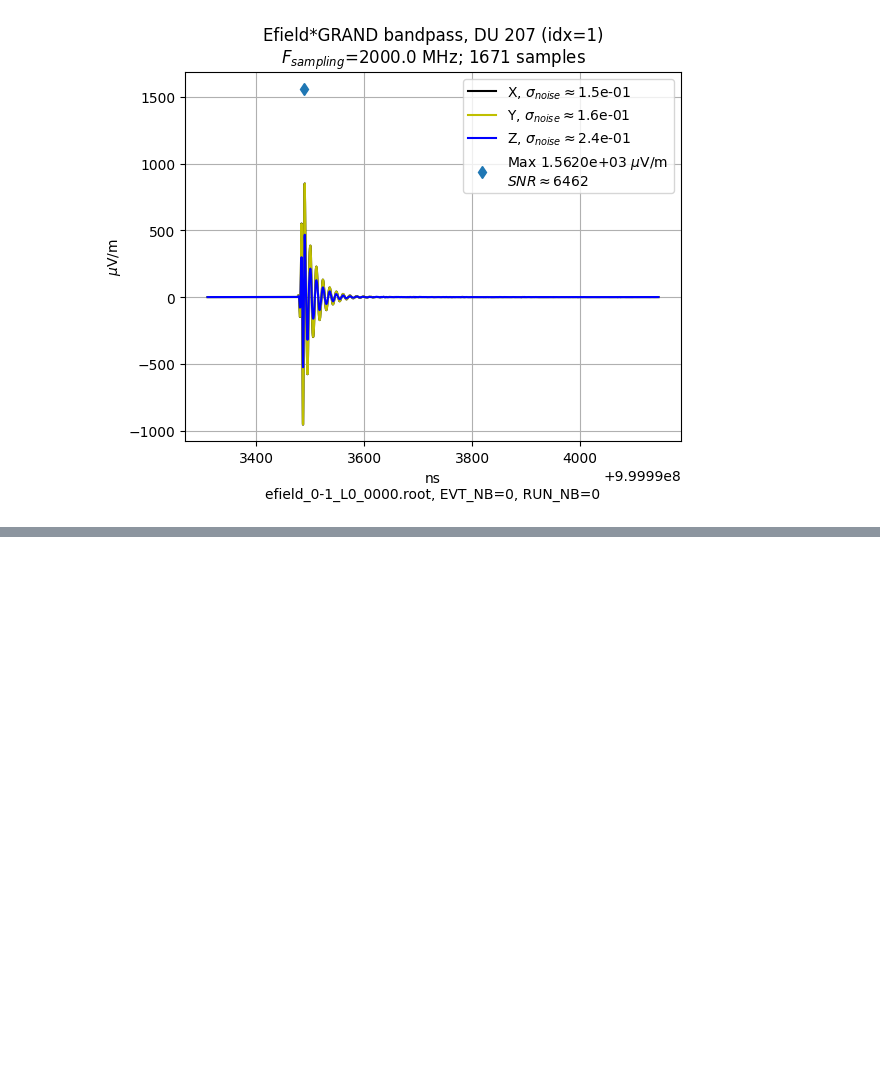
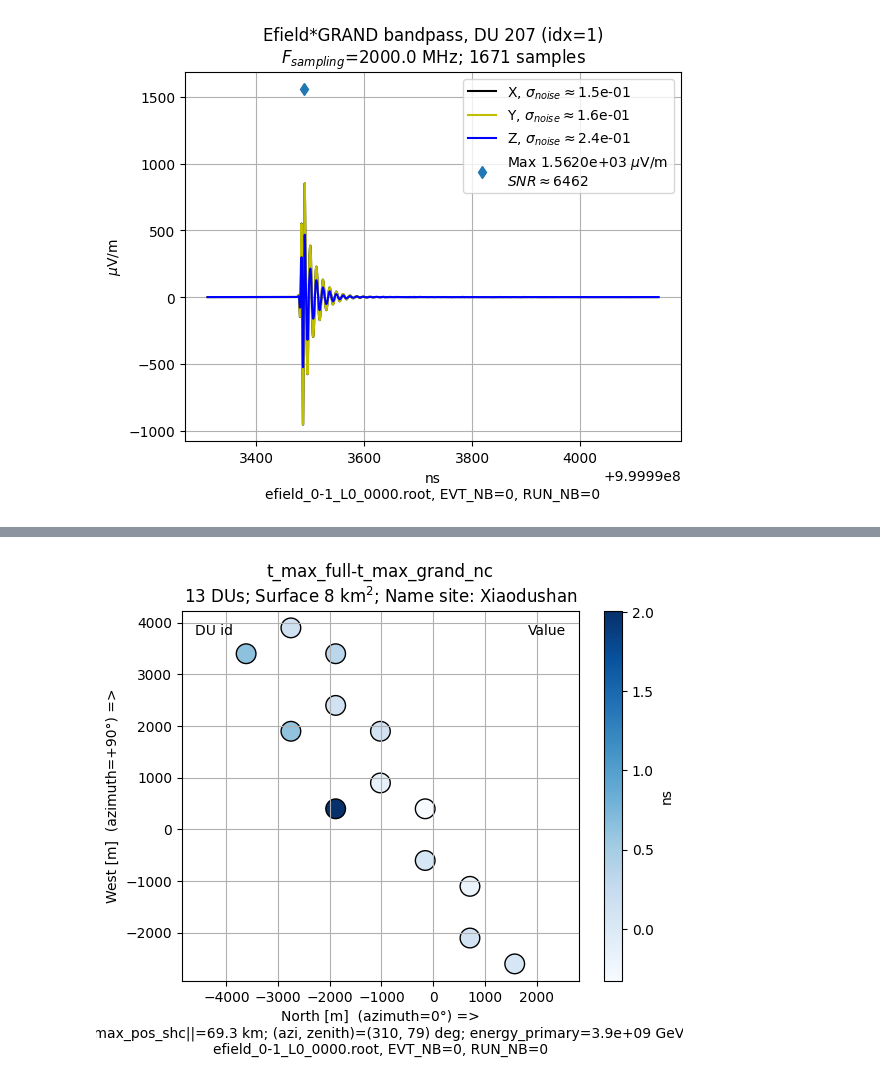
Before and after one commit to grand-mother/grand, a Jupyter notebook: examples/basis/class_Handling3dTraces.ipynb, the cells around one changed output, grey strips where cells are left out. Saved outputs shown, nothing was run; the diff lists cells and outputs as text; code cells hidden in the pictures; blank space fills up the shorter version.

```diff
--- a/examples/basis/class_Handling3dTraces.ipynb
+++ b/examples/basis/class_Handling3dTraces.ipynb
@@ -281,0 +305,6 @@ ef3d_grand.plot_trace_idx(1)
+# %%
+t_max_grand_nc, _ = ef3d_grand_no_causal.get_tmax_vmax()
+# %%
+ef3d_full.network.plot_footprint_1d(t_max_full-t_max_grand_nc,"t_max_full-t_max_grand_nc", ef3d_full, scale="lin", unit="ns")
+# %% [output]
+[figure, added]
```
Also changed, not shown: parts of 19 cells of this notebook, 4 other files.
